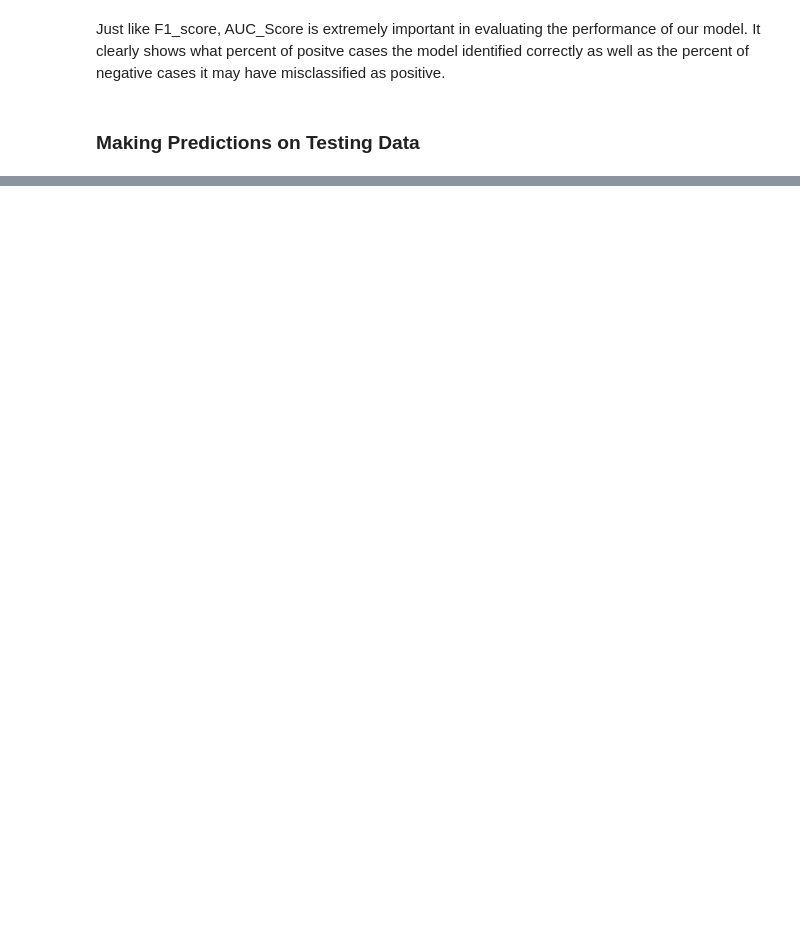
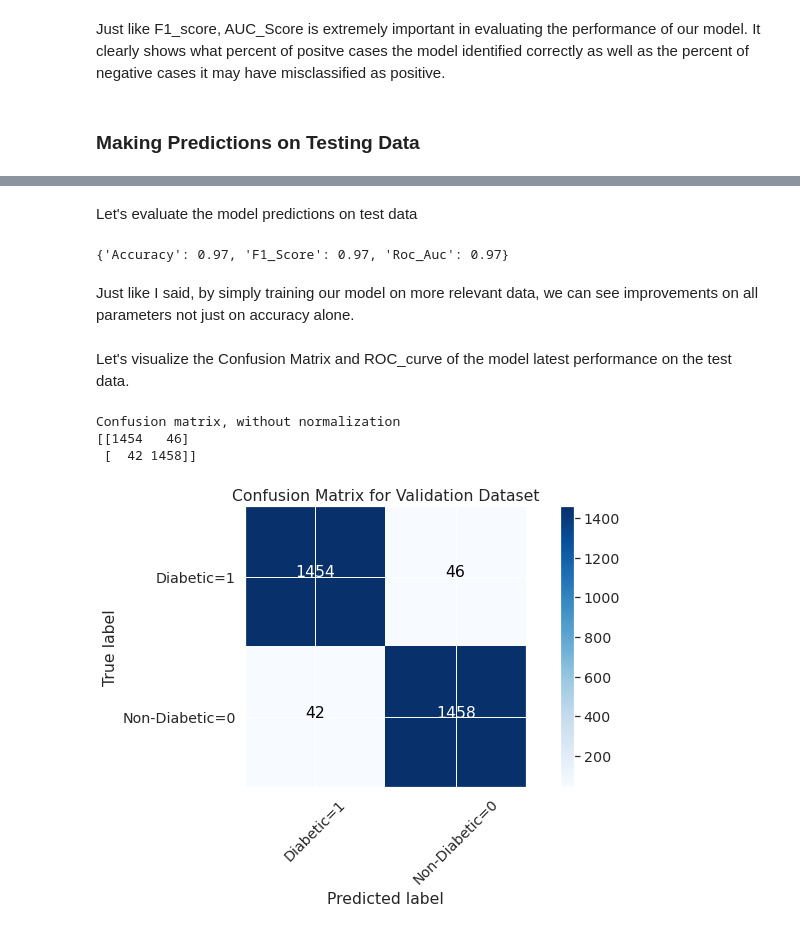
Before and after one commit to Lawrence-Krukrubo/Explainable_AI_Detecting_COVID19-, a Jupyter notebook: detecting_covid19_severity.ipynb, the cells around one changed output, grey strips where cells are left out. Cells and saved outputs as stored; diff of their text form; code cells hidden in the pictures; blank space fills up the shorter version.

```diff
--- a/detecting_covid19_severity.ipynb
+++ b/detecting_covid19_severity.ipynb
@@ -918,0 +965,5 @@ Just like F1_score, AUC_Score is extremely important in evaluating the performan
+# %%
+y_train2 = np.vstack((y_train2, y_val2))
+
+# Let's print out the new shape of our training label set
+print(f"Shape of y_train2 is {y_train2.shape}")
@@ -918,0 +974,5 @@ Just like F1_score, AUC_Score is extremely important in evaluating the performan
+# %%
+y_train2 = y_train2.flatten()
+
+# Let's see the shape
+print(f"Shape of y_train2 is {y_train2.shape}")
@@ -918,0 +983,3 @@ Just like F1_score, AUC_Score is extremely important in evaluating the performan
+# %%
+xgb_model.fit(x_train2, y_train2)
+print('Training completed')
@@ -918,0 +990,29 @@ Just like F1_score, AUC_Score is extremely important in evaluating the performan
+# %%
+pred = xgb_model.predict(x_test)
+# %% [markdown]
+Let's evaluate the model predictions on test data
+# %%
+eval_method(y_test, pred)
+# %% [output]
+{'Accuracy': 0.97, 'F1_Score': 0.97, 'Roc_Auc': 0.97}
+# %% [markdown]
+Just like I said, by simply training our model on more relevant data, we can see improvements on all parameters not just on accuracy alone.
+# %% [markdown]
+Let's visualize the Confusion Matrix and ROC_curve of the model latest performance on the test data.
+# %%
+# Instantiating the confusion matrix object
+xgb_confusion_matrix2 = confusion_matrix(y_test, pred, labels=[1,0])
+np.set_printoptions(precision=2)
+
+# Plot non-normalized confusion matrix
+plt.figure(figsize=(10, 6))
+sns.set(font_scale=1.3)
+plot_confusion_matrix(xgb_confusion_matrix2,
+                        classes=['Diabetic=1','Non-Diabetic=0'],
+                        normalize= False,
+                        title='Confusion Matrix for Validation Dataset')
+# %% [output]
+Confusion matrix, without normalization
+[[1454   46]
+ [  42 1458]]
+[figure, added]
```
Also changed, not shown: parts of 39 cells of this notebook.
